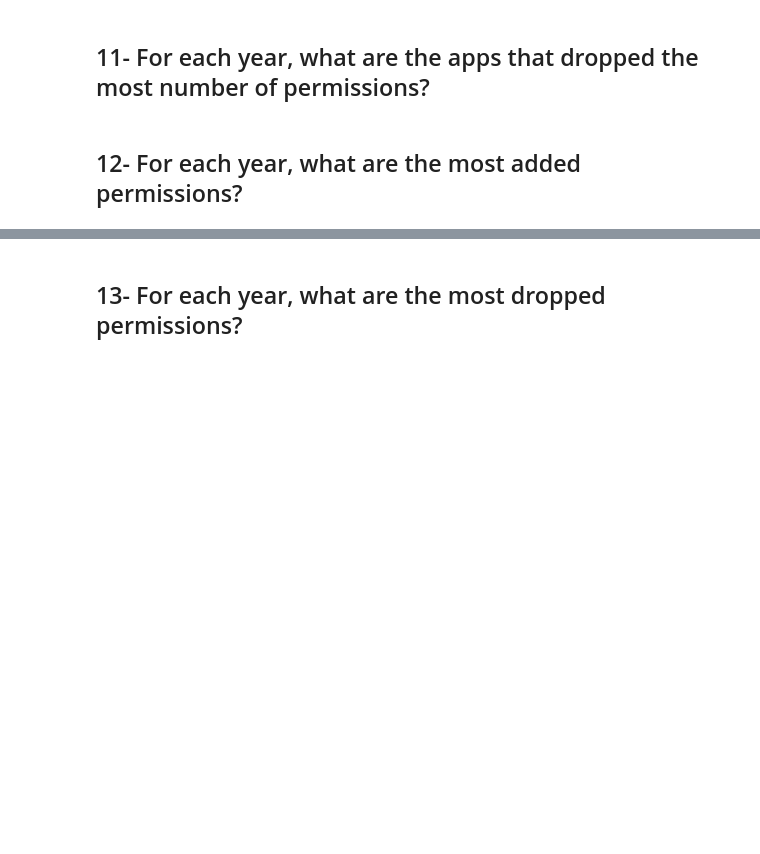
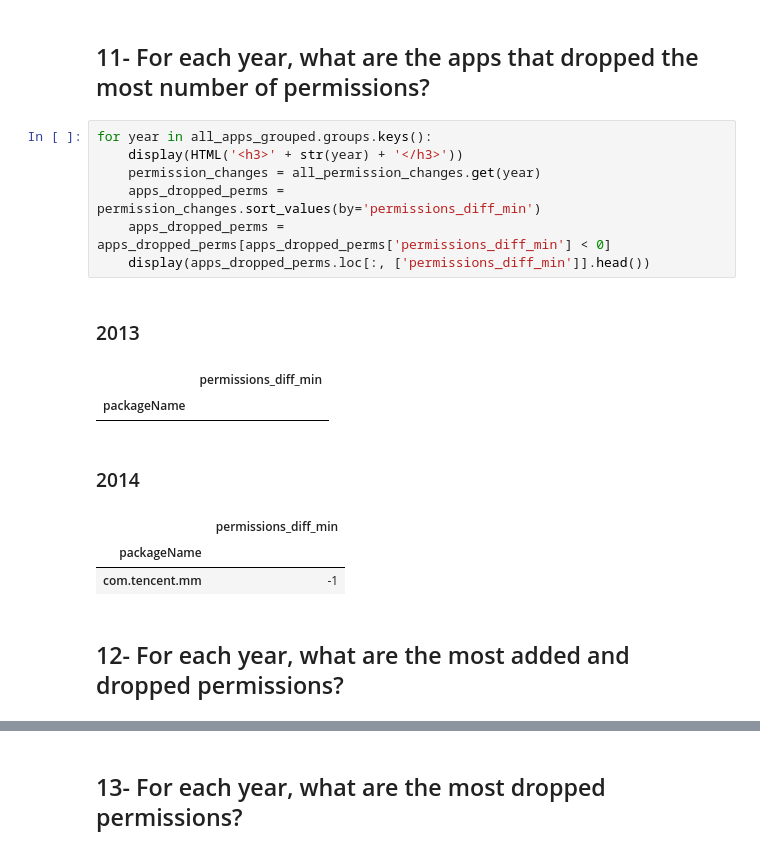
Before and after one commit to sieveable/sieveable-mining, a Jupyter notebook: notebooks/manifest-analysis.ipynb, the cells around one changed output, grey strips where cells are left out. Cells and saved outputs as stored; diff of their text form; blank space fills up the shorter version.

```diff
--- a/notebooks/manifest-analysis.ipynb
+++ b/notebooks/manifest-analysis.ipynb
@@ -650,4 +696,19 @@ for year in all_apps_grouped.groups.keys():
 # %% [markdown]
 ## 11- For each year, what are the apps that dropped the most number of permissions?
+# %%
+for year in all_apps_grouped.groups.keys():
+    display(HTML('<h3>' + str(year) + '</h3>'))
+    permission_changes = all_permission_changes.get(year)
+    apps_dropped_perms = permission_changes.sort_values(by='permissions_diff_min')
+    apps_dropped_perms = apps_dropped_perms[apps_dropped_perms['permissions_diff_min'] < 0]
+    display(apps_dropped_perms.loc[:, ['permissions_diff_min']].head())
+# %% [output]
+2013
+|  | permissions_diff_min |
+| packageName |  |
+2014
+|  | permissions_diff_min |
+| packageName |  |
+| com.tencent.mm | -1 |
 # %% [markdown]
-## 12- For each year, what are the most added permissions?
+## 12- For each year, what are the most added and dropped permissions?
```
Also changed, not shown: parts of 2 cells of this notebook.
